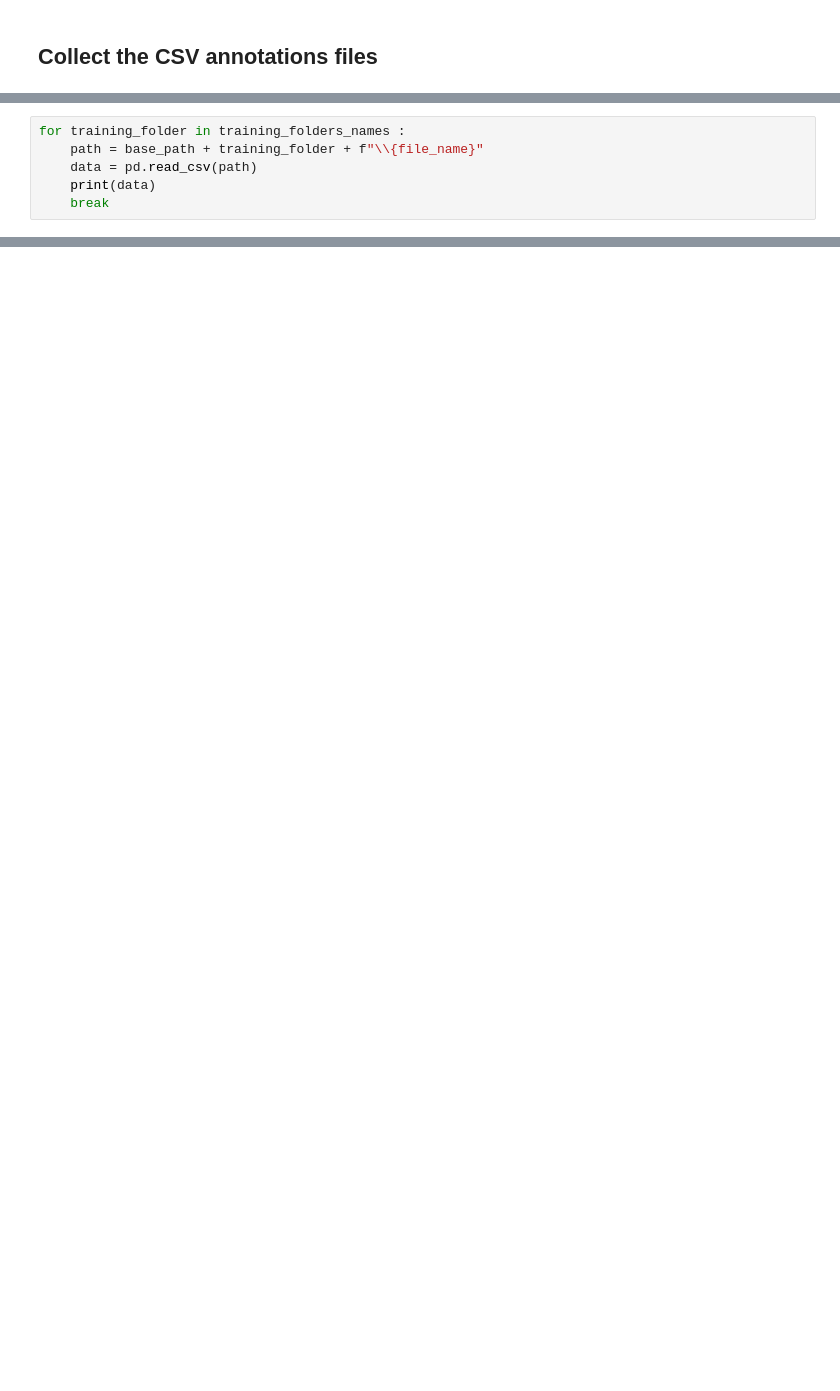
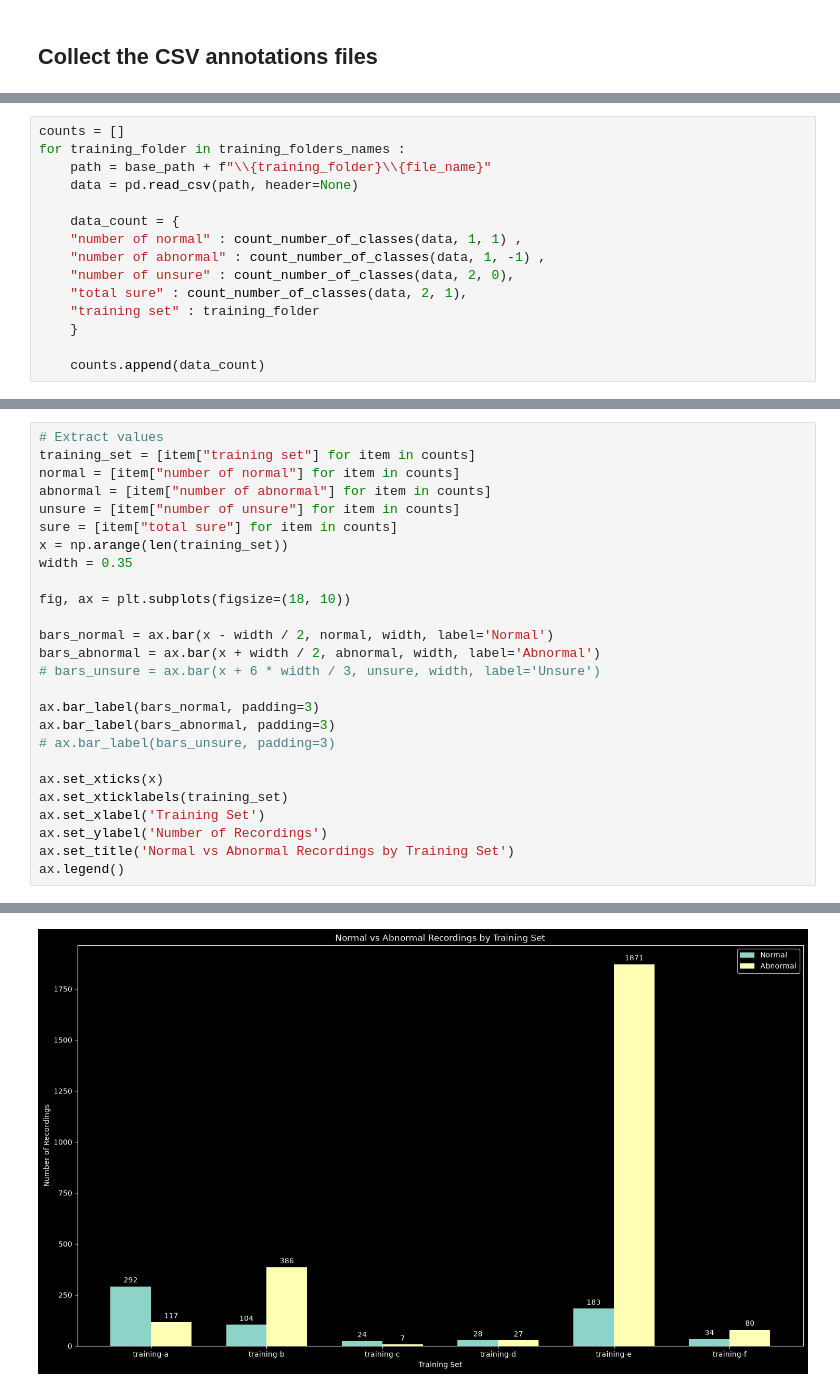
Before and after one commit to AitMoussa-Ali/Classification-of-Heart-Sound-Recordings, a Jupyter notebook: Data_pre_processing/Data_viz.ipynb, the cells around one changed output, grey strips where cells are left out. Drawn from its saved outputs; the diff is of its cells as text; blank space fills up the shorter version.

Commit message:
adding data viz

```diff
--- a/Data_pre_processing/Data_viz.ipynb
+++ b/Data_pre_processing/Data_viz.ipynb
@@ -13,6 +19,15 @@ file_name = "REFERENCE_withSQL.csv"
 # %%
+counts = []
 for training_folder in training_folders_names :
-    path = base_path + training_folder + f"\\{file_name}"
-    data = pd.read_csv(path)
-    print(data)
-    break
+    path = base_path + f"\\{training_folder}\\{file_name}"
+    data = pd.read_csv(path, header=None)
+
+    data_count = {
+    "number of normal" : count_number_of_classes(data, 1, 1) ,
+    "number of abnormal" : count_number_of_classes(data, 1, -1) ,
+    "number of unsure" : count_number_of_classes(data, 2, 0),
+    "total sure" : count_number_of_classes(data, 2, 1),
+    "training set" : training_folder
+    }
+
+    counts.append(data_count)
@@ -20,0 +36,27 @@ FileNotFoundError: [Errno 2] No such file or directory: 'C:\\Users\\aliai\\Deskt
+# %%
+# Extract values
+training_set = [item["training set"] for item in counts]
+normal = [item["number of normal"] for item in counts]
+abnormal = [item["number of abnormal"] for item in counts]
+unsure = [item["number of unsure"] for item in counts]
+sure = [item["total sure"] for item in counts]
+x = np.arange(len(training_set))
+width = 0.35
+
+fig, ax = plt.subplots(figsize=(18, 10))
+
+bars_normal = ax.bar(x - width / 2, normal, width, label='Normal')
+bars_abnormal = ax.bar(x + width / 2, abnormal, width, label='Abnormal')
+# bars_unsure = ax.bar(x + 6 * width / 3, unsure, width, label='Unsure')
+
+ax.bar_label(bars_normal, padding=3)
+ax.bar_label(bars_abnormal, padding=3)
+# ax.bar_label(bars_unsure, padding=3)
+
+ax.set_xticks(x)
+ax.set_xticklabels(training_set)
+ax.set_xlabel('Training Set')
+ax.set_ylabel('Number of Recordings')
+ax.set_title('Normal vs Abnormal Recordings by Training Set')
+ax.legend()
+# %% [output]
@@ -20,0 +64 @@ FileNotFoundError: [Errno 2] No such file or directory: 'C:\\Users\\aliai\\Deskt
+[figure, added]
```
Also changed, not shown: parts of 9 cells of this notebook.
